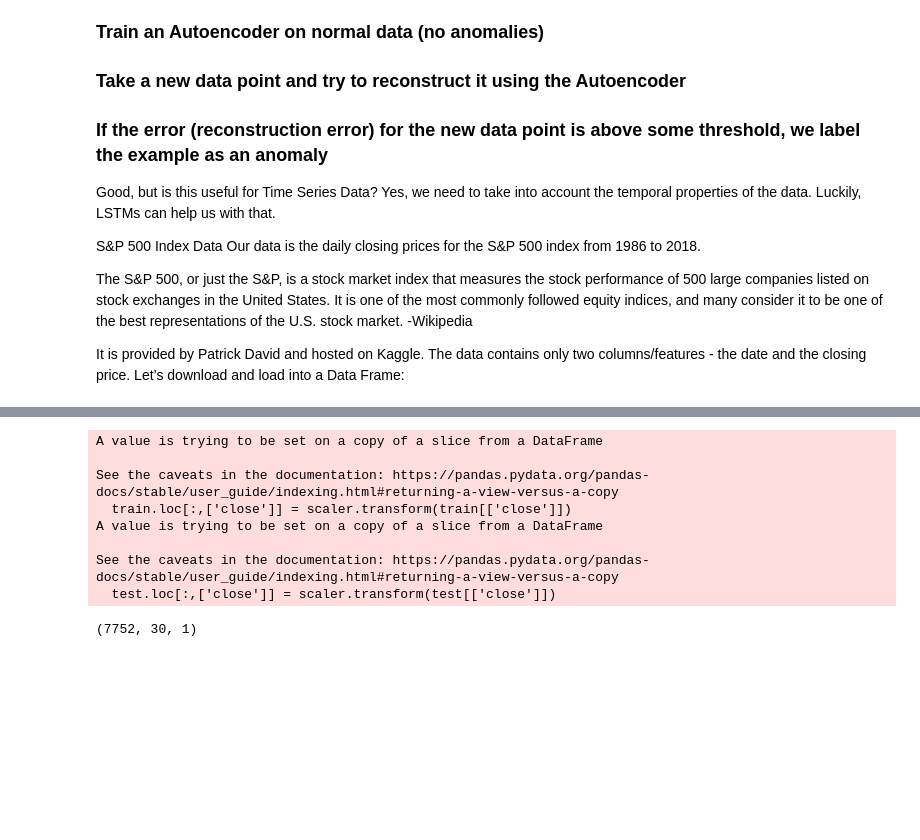
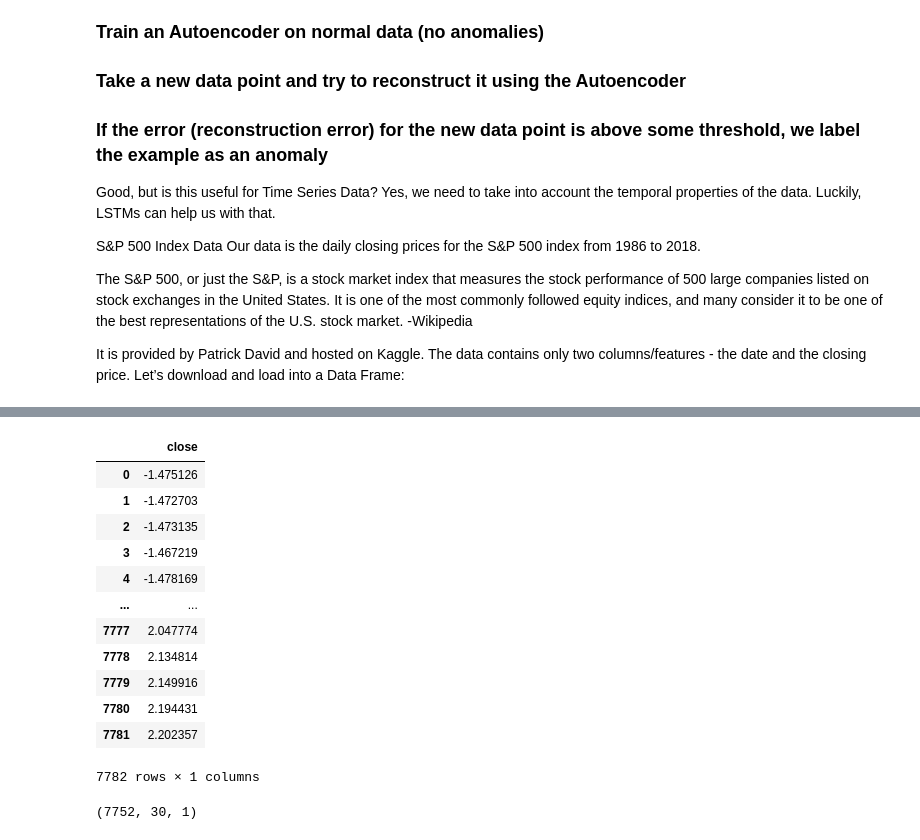
Before and after one commit to xxl4tomxu98/anomamly-detection-autoencoder, a Jupyter notebook: LSTM-anomaly-detection.ipynb, the cells around one changed output, grey strips where cells are left out. Saved outputs shown, nothing was run; the diff lists cells and outputs as text; code cells hidden in the pictures; blank space fills up the shorter version.

```diff
--- a/LSTM-anomaly-detection.ipynb
+++ b/LSTM-anomaly-detection.ipynb
@@ -31,20 +39,30 @@ print(train.shape, test.shape)
 # %%
 from sklearn.preprocessing import StandardScaler
+def scale(X_train, X_test):
+    scaler = StandardScaler()
+    scaler = scaler.fit(X_train.values)
+    train = scaler.transform(X_train.values)
+    test = scaler.transform(X_test.values)
+    df_X_train = pd.DataFrame(train, columns=X_train.columns)
+    df_X_test = pd.DataFrame(test, columns=X_test.columns)
+    return df_X_train, df_X_test
 
-scaler = StandardScaler()
-scaler = scaler.fit(train[['close']])
-
-train.loc[:,['close']] = scaler.transform(train[['close']])
-test.loc[:,['close']] = scaler.transform(test[['close']])
+train, test = scale(train, test)
+train
 # %% [output]
+|  | close |
+| 0 | -1.475126 |
+| 1 | -1.472703 |
+| 2 | -1.473135 |
+| 3 | -1.467219 |
+| 4 | -1.478169 |
+| ... | ... |
+| 7777 | 2.047774 |
+| 7778 | 2.134814 |
+| 7779 | 2.149916 |
+| 7780 | 2.194431 |
+| 7781 | 2.202357 |
-A value is trying to be set on a copy of a slice from a DataFrame
-
-See the caveats in the documentation: https://pandas.pydata.org/pandas-docs/stable/user_guide/indexing.html#returning-a-view-versus-a-copy
-  train.loc[:,['close']] = scaler.transform(train[['close']])
-A value is trying to be set on a copy of a slice from a DataFrame
-
-See the caveats in the documentation: https://pandas.pydata.org/pandas-docs/stable/user_guide/indexing.html#returning-a-view-versus-a-copy
-  test.loc[:,['close']] = scaler.transform(test[['close']])
+7782 rows × 1 columns
 # %%
 def create_dataset(X, y, time_steps=1):
     Xs, ys = [], []
```
Also changed, not shown: parts of 10 cells of this notebook, 1 other file.
